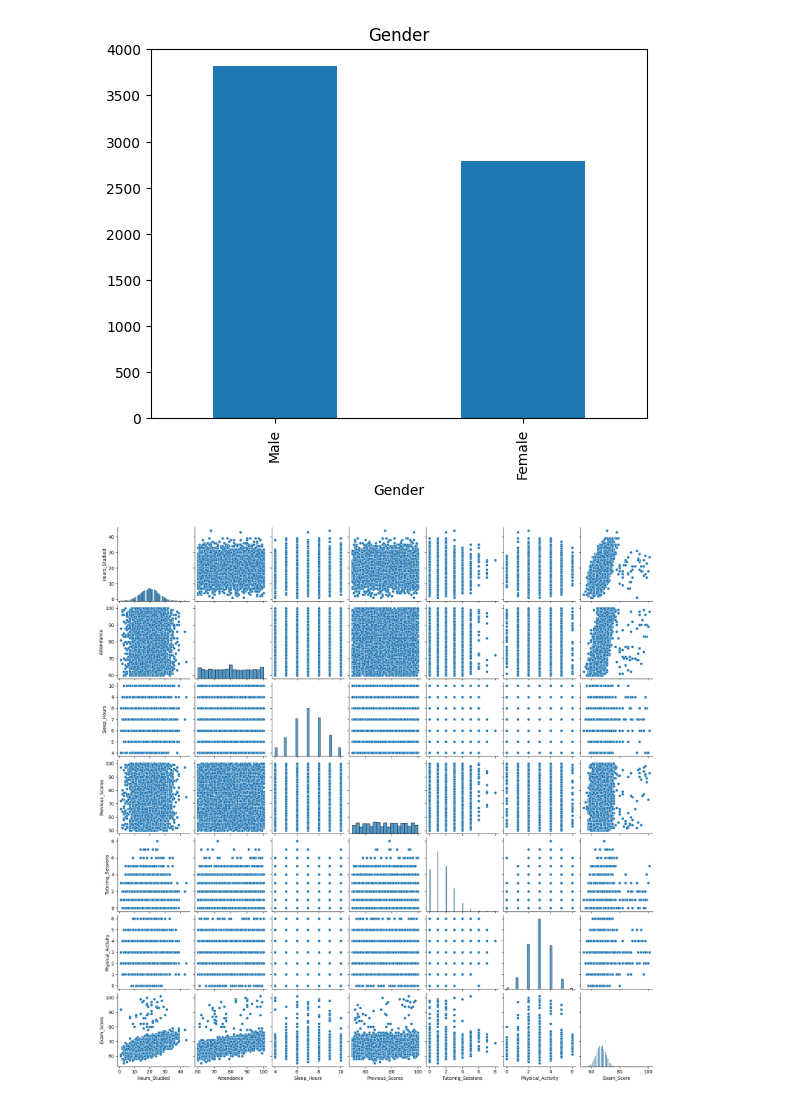
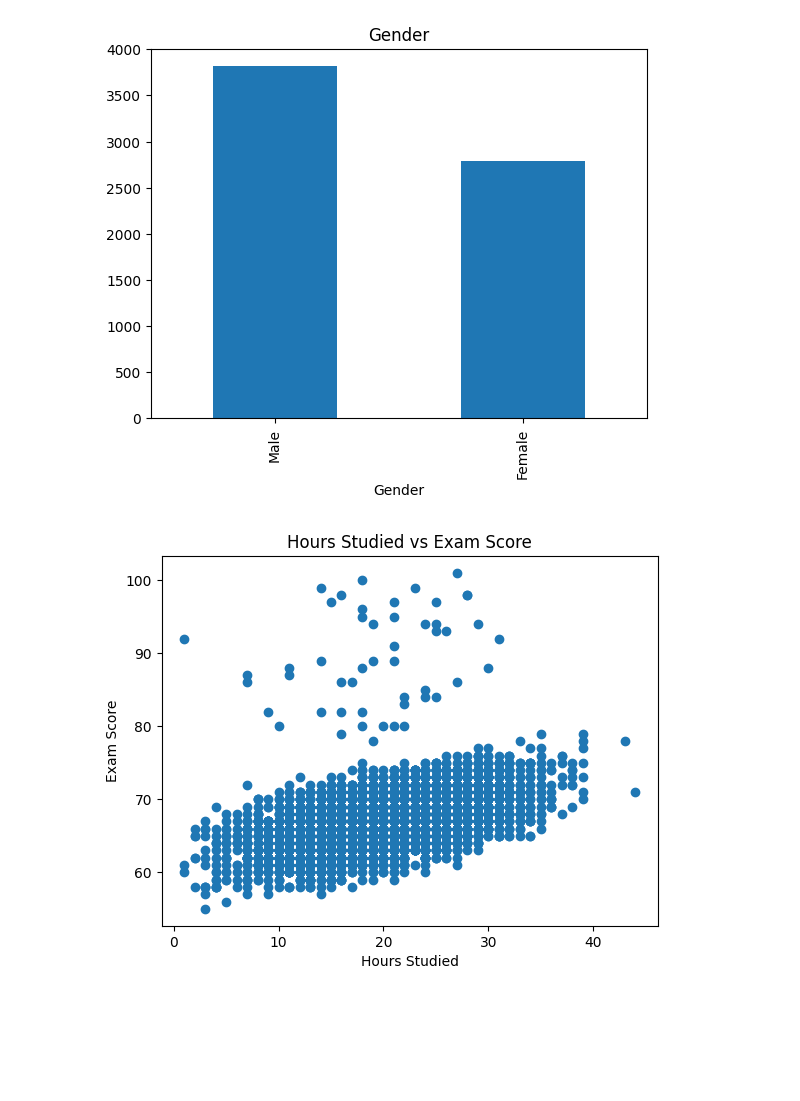
Before and after one commit to minSara02-FromTheStart/CSE303_Project_, a Jupyter notebook: StudentPerformanceFactors.ipynb, the cells around one changed output. Cells and saved outputs as stored; diff of their text form; code cells hidden in the pictures; blank space fills up the shorter version.

Commit message:
scatter plot

```diff
--- a/StudentPerformanceFactors.ipynb
+++ b/StudentPerformanceFactors.ipynb
@@ -175,7 +175,10 @@ for col in cat_cols:
 [figure]
 [figure]
 # %%
-sns.pairplot(df[num_cols])
+plt.scatter(df['Hours_Studied'], df['Exam_Score'])
+plt.xlabel('Hours Studied')
+plt.ylabel('Exam Score')
+plt.title('Hours Studied vs Exam Score')
 plt.show()
 # %% [output]
-[figure, old version]
+[figure, new version]
```
Also changed, not shown: parts of 9 cells of this notebook.
